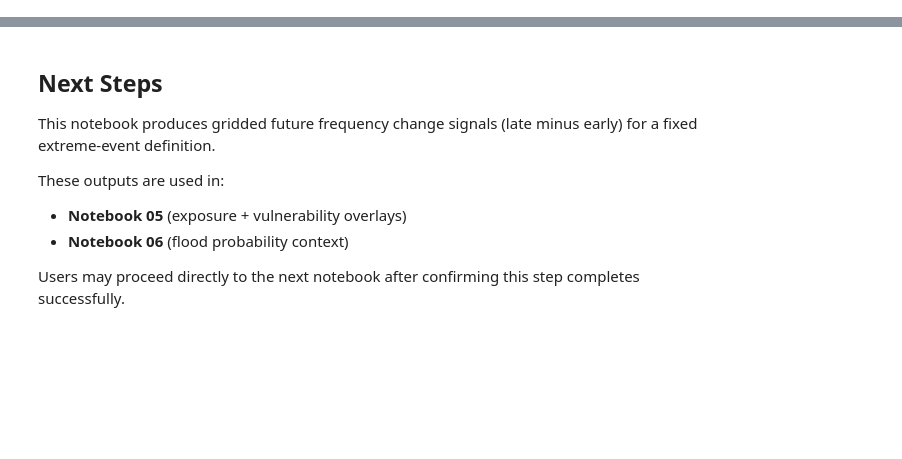
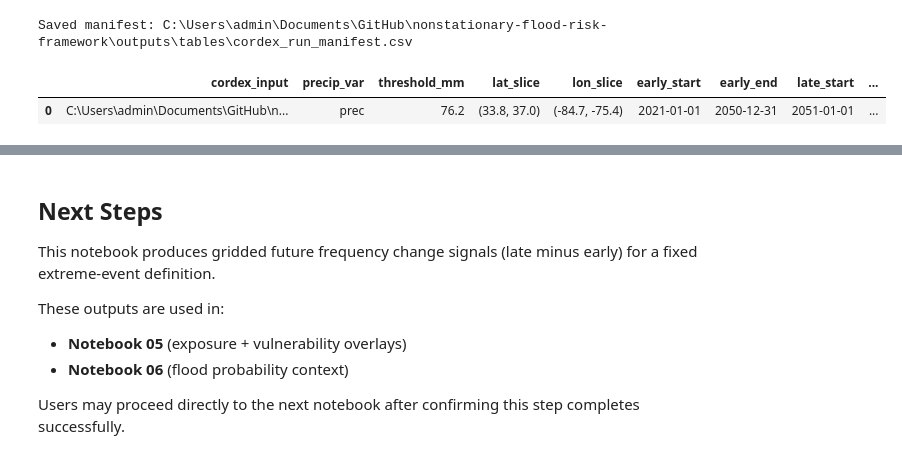
Before and after one commit to snottybrood/Measuring-System-Failure-Under-Non-Stationary-Climate-Stress, a Jupyter notebook: notebooks/04_cordex_future_frequency.ipynb, the cells around one changed output, grey strips where cells are left out. Saved outputs shown, nothing was run; the diff lists cells and outputs as text; code cells hidden in the pictures; blank space fills up the shorter version.

```diff
--- a/notebooks/04_cordex_future_frequency.ipynb
+++ b/notebooks/04_cordex_future_frequency.ipynb
@@ -97,15 +150,7 @@ OUT_MAP_PNG = MAPS_DIR / "cordex_future_extreme_freq_diff.png"
 # Select input source (real data preferred, sample as fallback)
 if CORDEX_PATH.exists():
     INPUT_PATH = CORDEX_PATH
-elif SAMPLE_CORDEX_PATH.exists():
+    print("Using REAL CORDEX file:", INPUT_PATH)
+else:
     INPUT_PATH = SAMPLE_CORDEX_PATH
-    print(f"Using sample CORDEX data from {SAMPLE_CORDEX_PATH}")
-else:
-    raise FileNotFoundError(
-        "No CORDEX NetCDF found.\n"
-        "Provide either:\n"
-        f"- {CORDEX_PATH} (real CORDEX file)\n"
-        f"- {SAMPLE_CORDEX_PATH} (sample file)"
-    )
-
-print("Using input:", INPUT_PATH)
+    print("Using SAMPLE CORDEX file:", INPUT_PATH)
@@ -192 +277,27 @@ print(" -", OUT_DIFF_NETCDF)
+# %%
+# Save a run manifest (settings used) for transparency / replication
+manifest = pd.DataFrame([{
+    "cordex_input": str(INPUT_PATH),
+    "precip_var": precip.name,
+    "threshold_mm": EXTREME_THRESHOLD_MM,
+    "lat_slice": str(LAT_SLICE),
+    "lon_slice": str(LON_SLICE),
+    "early_start": EARLY_START,
+    "early_end": EARLY_END,
+    "late_start": LATE_START,
+    "late_end": LATE_END,
+    "out_early_netcdf": str(OUT_EARLY_NETCDF),
+    "out_late_netcdf": str(OUT_LATE_NETCDF),
+    "out_diff_netcdf": str(OUT_DIFF_NETCDF),
+    "out_map_png": str(OUT_MAP_PNG),
+    "model_label": MODEL_LABEL,
+}])
+
+manifest.to_csv(OUT_MANIFEST_CSV, index=False)
+print("Saved manifest:", OUT_MANIFEST_CSV)
+manifest
+# %% [output]
+Saved manifest: C:\Users\admin\Documents\GitHub\nonstationary-flood-risk-framework\outputs\tables\cordex_run_manifest.csv
+|  | cordex_input | precip_var | threshold_mm | lat_slice | lon_slice | early_start | early_end | late_start | ... |
+| 0 | C:\Users\admin\Documents\GitHub\n... | prec | 76.2 | (33.8, 37.0) | (-84.7, -75.4) | 2021-01-01 | 2050-12-31 | 2051-01-01 | ... |
 # %%
```
Also changed, not shown: parts of 16 cells of this notebook, 18 other files.
